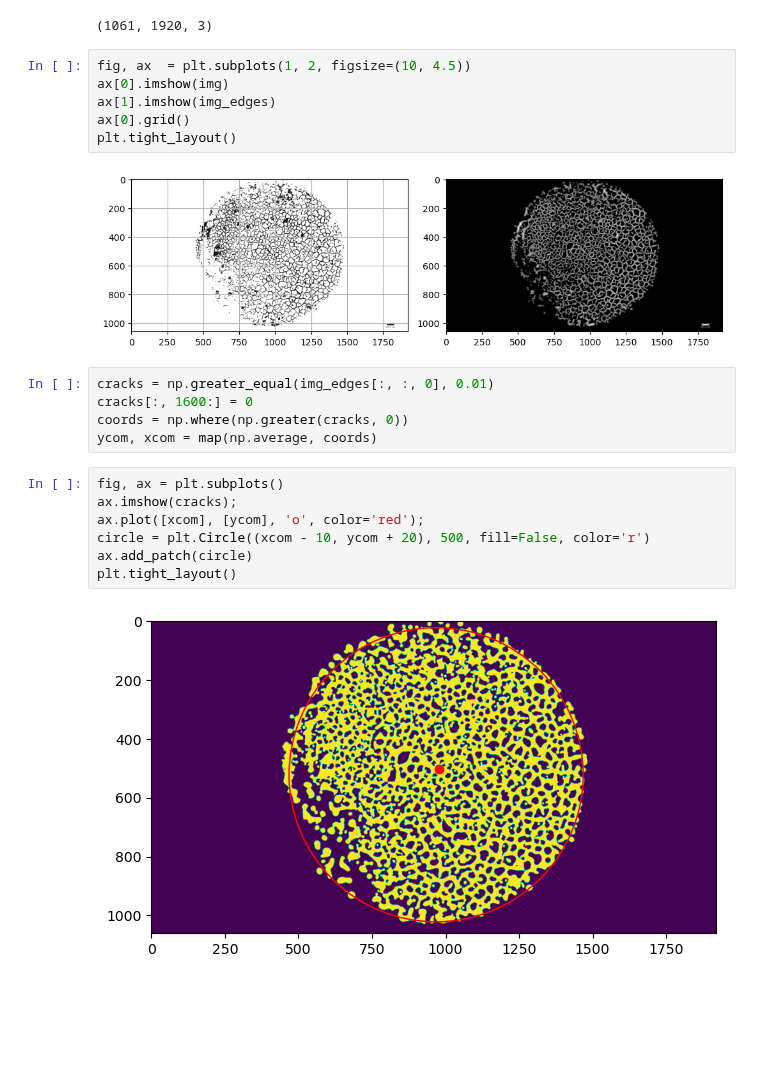
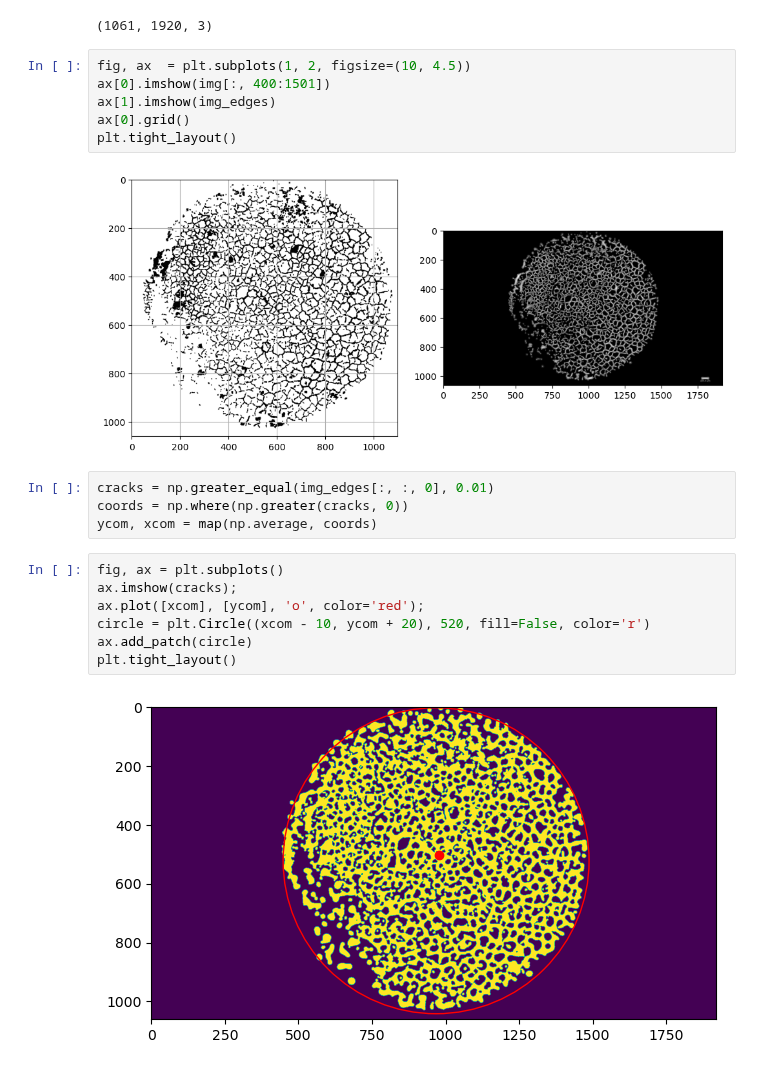
Before and after one commit to molel-gt/ssb, a Jupyter notebook: silicon_xct.ipynb, the cells around one changed output. Saved outputs shown, nothing was run; the diff lists cells and outputs as text; blank space fills up the shorter version.

```diff
--- a/silicon_xct.ipynb
+++ b/silicon_xct.ipynb
@@ -80,23 +98,22 @@ img_edges.shape
 (1061, 1920, 3)
 # %%
 fig, ax  = plt.subplots(1, 2, figsize=(10, 4.5))
-ax[0].imshow(img)
+ax[0].imshow(img[:, 400:1501])
 ax[1].imshow(img_edges)
 ax[0].grid()
 plt.tight_layout()
 # %% [output]
-[figure, old version]
+[figure, new version]
 # %%
 cracks = np.greater_equal(img_edges[:, :, 0], 0.01)
-cracks[:, 1600:] = 0
 coords = np.where(np.greater(cracks, 0))
 ycom, xcom = map(np.average, coords)
 # %%
 fig, ax = plt.subplots()
 ax.imshow(cracks);
 ax.plot([xcom], [ycom], 'o', color='red');
-circle = plt.Circle((xcom - 10, ycom + 20), 500, fill=False, color='r')
+circle = plt.Circle((xcom - 10, ycom + 20), 520, fill=False, color='r')
 ax.add_patch(circle)
 plt.tight_layout()
 # %% [output]
-[figure, old version]
+[figure, new version]
```
Also changed, not shown: parts of 8 cells of this notebook.
